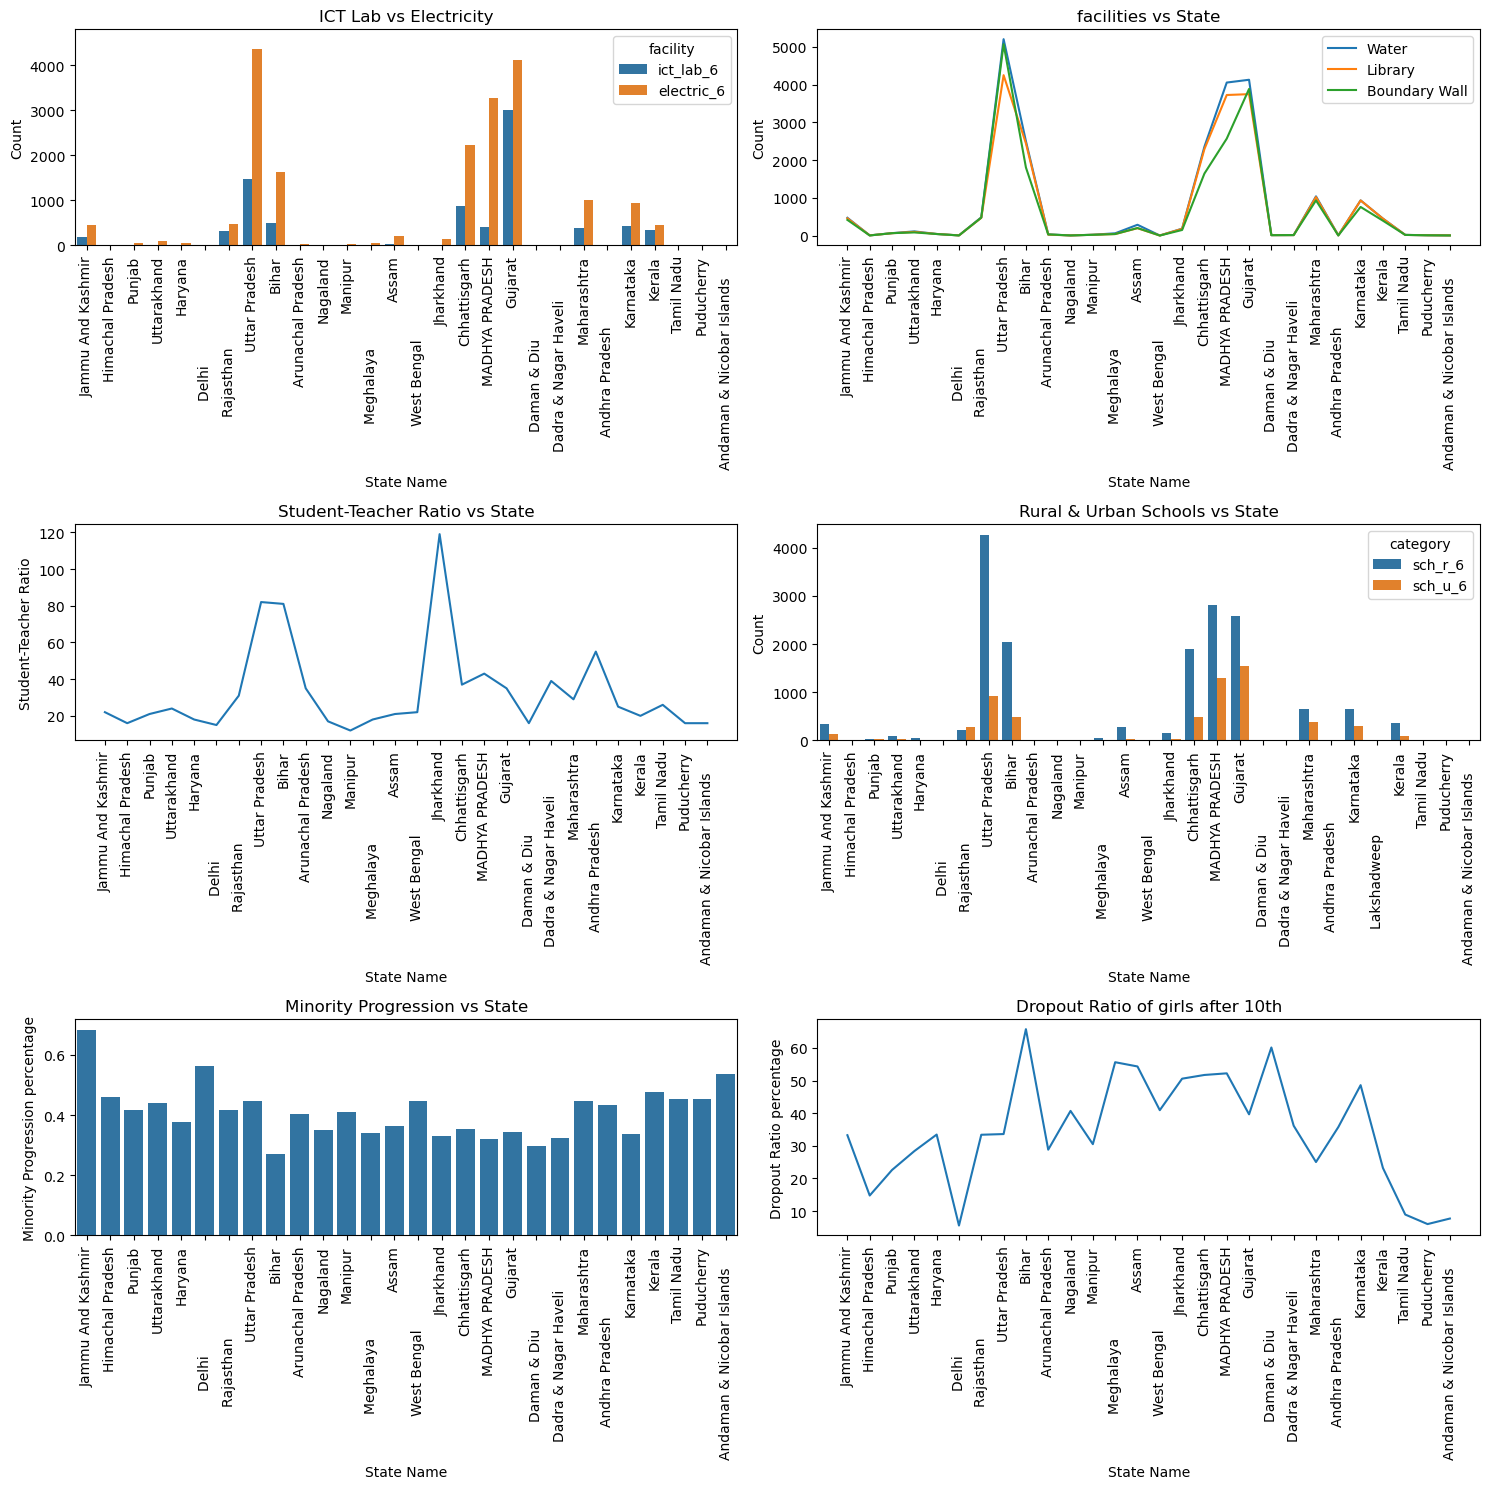
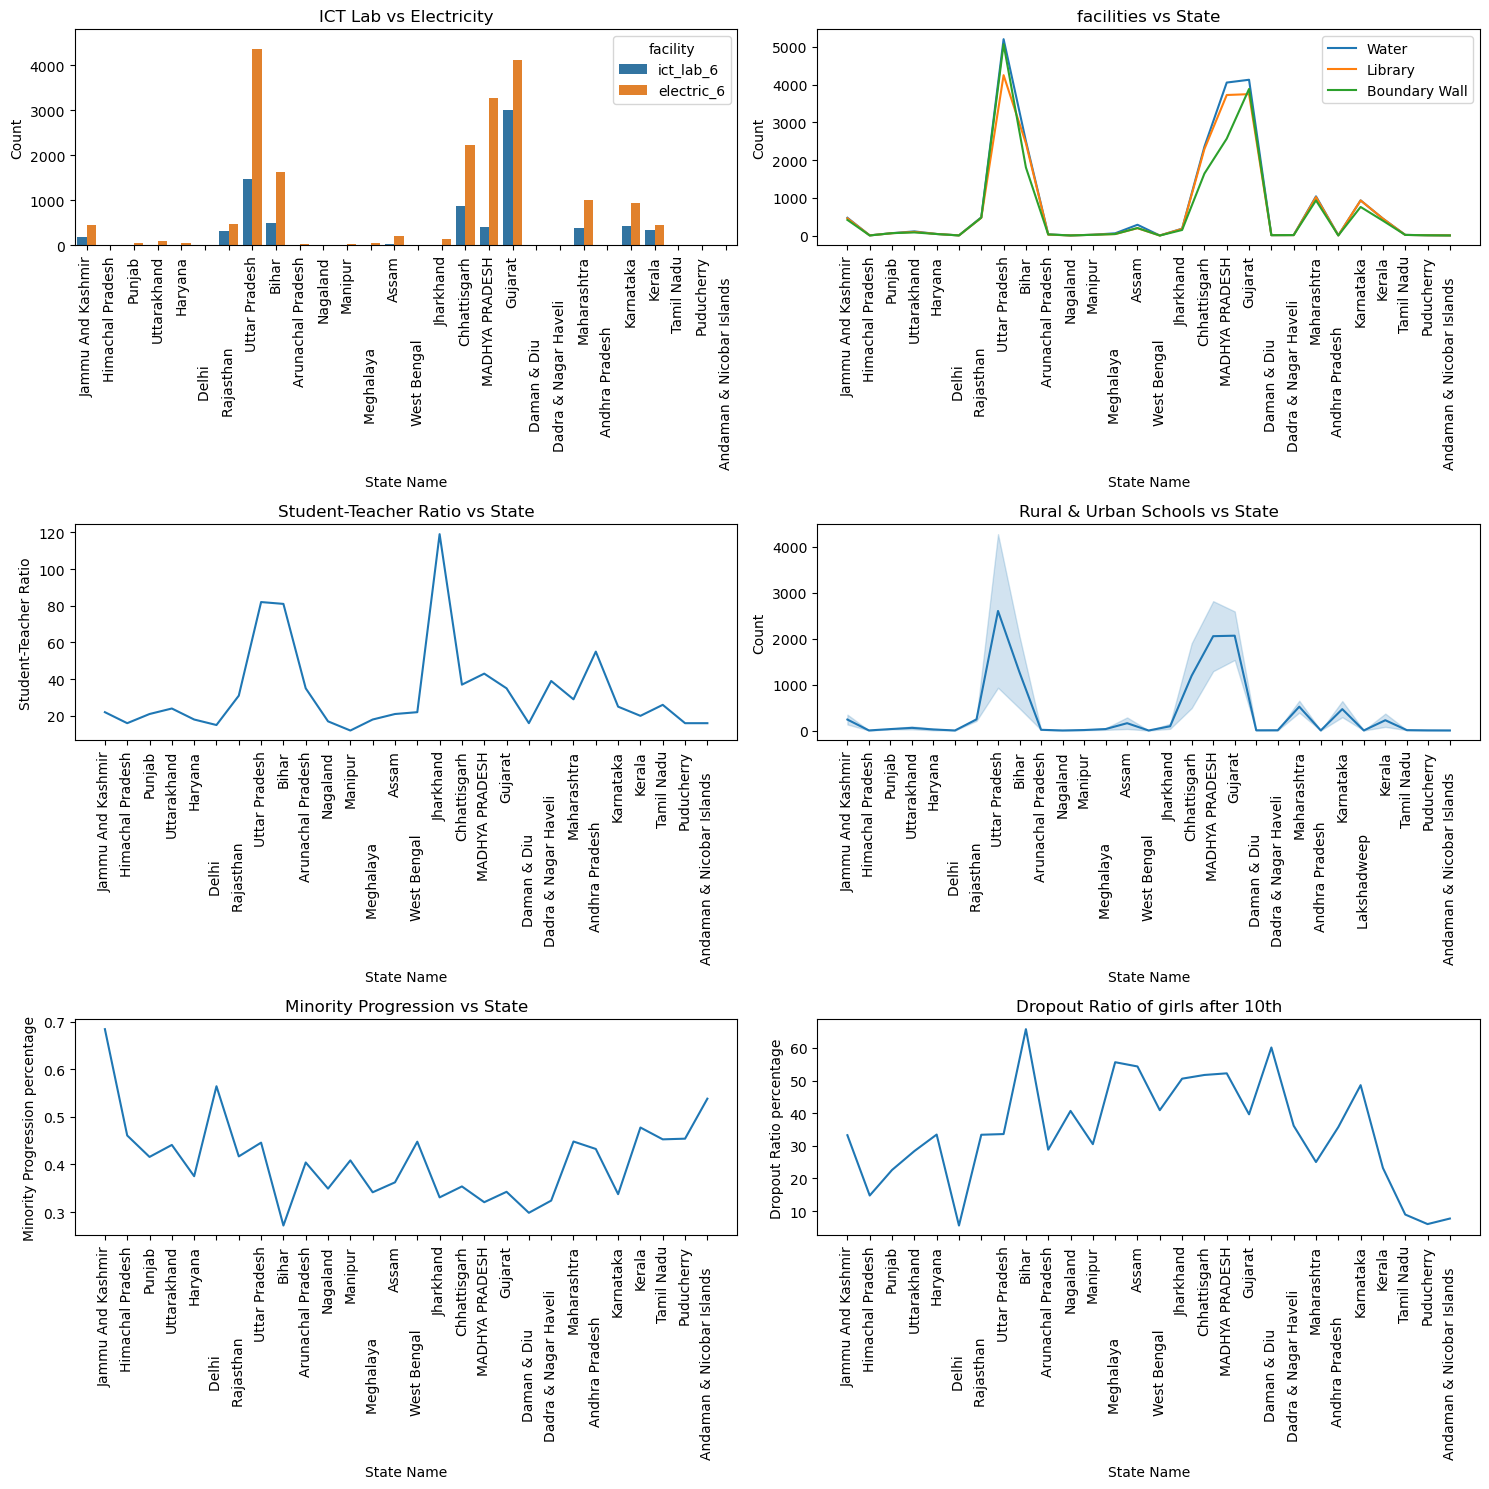
The change to this notebook cell's code, shown as a diff; its figure went from the first image to the second:
--- before
+++ after
@@ -26,5 +26,5 @@
 ax[1,0].tick_params(axis="x", rotation=90)
 ax[1,0].set_title("Student-Teacher Ratio vs State")
-sns.barplot(data=literacy_rural_urban, x="statname", y="count", ax=ax[1,1], hue="category")
+sns.lineplot(data=literacy_rural_urban, x="statname", y="count", ax=ax[1,1])
 ax[1,1].set_title("Rural vs Urban Literacy Rate")
 ax[1,1].set_xlabel("State Name")
@@ -34,5 +34,5 @@
 
 
-sns.barplot(data=df, x="statname", y="minority_prog", ax=ax[2,0])
+sns.lineplot(data=df, x="statname", y="minority_prog", ax=ax[2,0])
 ax[2,0].set_xlabel("State Name")
 ax[2,0].set_ylabel("Minority Progression percentage")

Commit: done